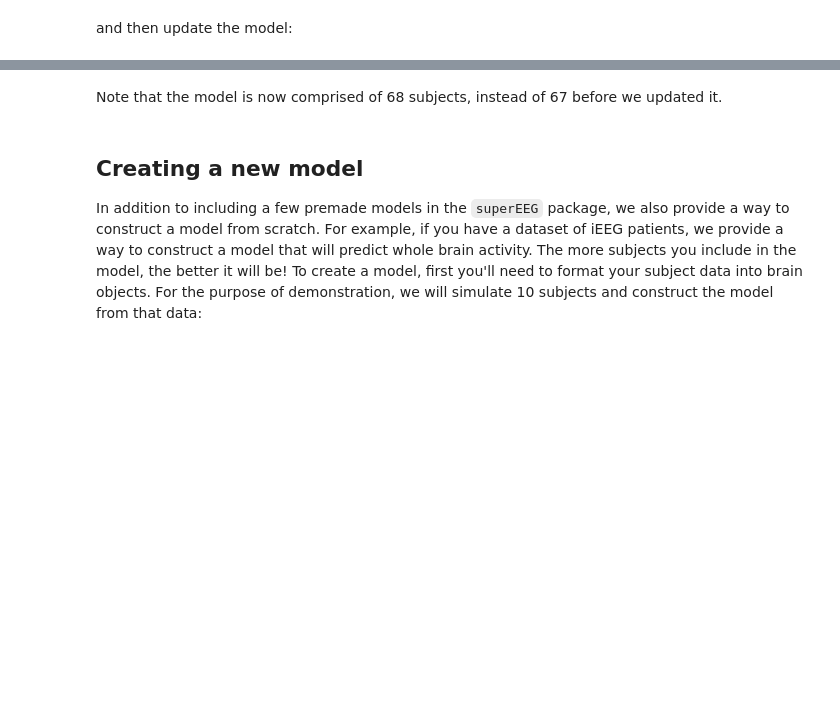
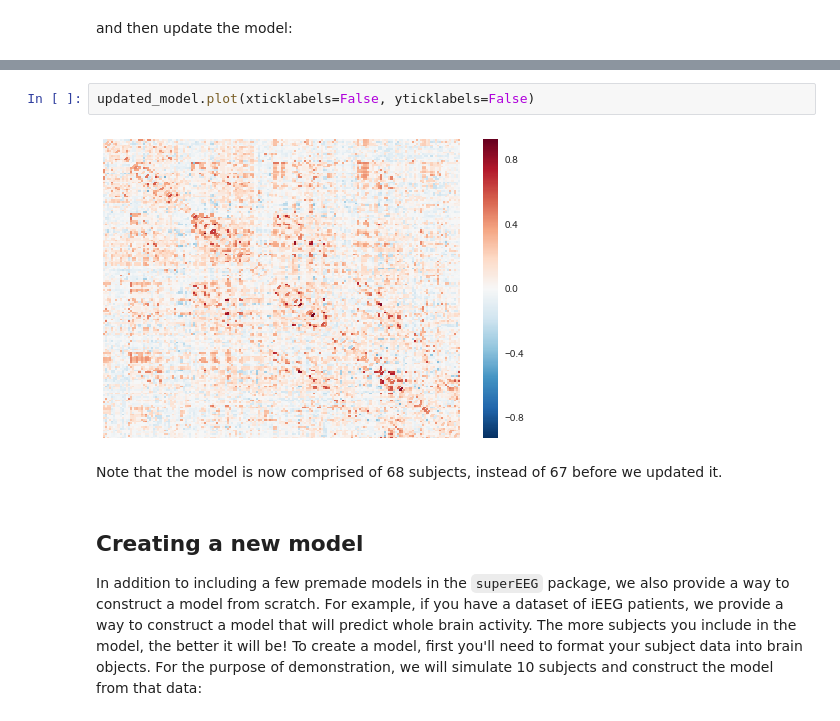
Before and after one commit to ContextLab/supereeg, a Jupyter notebook: docs/tutorial/Model objects.ipynb, the cells around one changed output, grey strips where cells are left out. Drawn from its saved outputs; the diff is of its cells as text; blank space fills up the shorter version.

```diff
--- a/docs/tutorial/Model objects.ipynb
+++ b/docs/tutorial/Model objects.ipynb
@@ -52,4 +66,8 @@ Date created: Fri Aug 11 19:05:16 2017
 Meta data: None
+# %%
+updated_model.plot(xticklabels=False, yticklabels=False)
+# %% [output]
+[figure, added]
 # %% [markdown]
 Note that the model is now comprised of 68 subjects, instead of 67 before we updated it.
 # %% [markdown]
```
Also changed, not shown: parts of 23 cells of this notebook, 10 other files.
